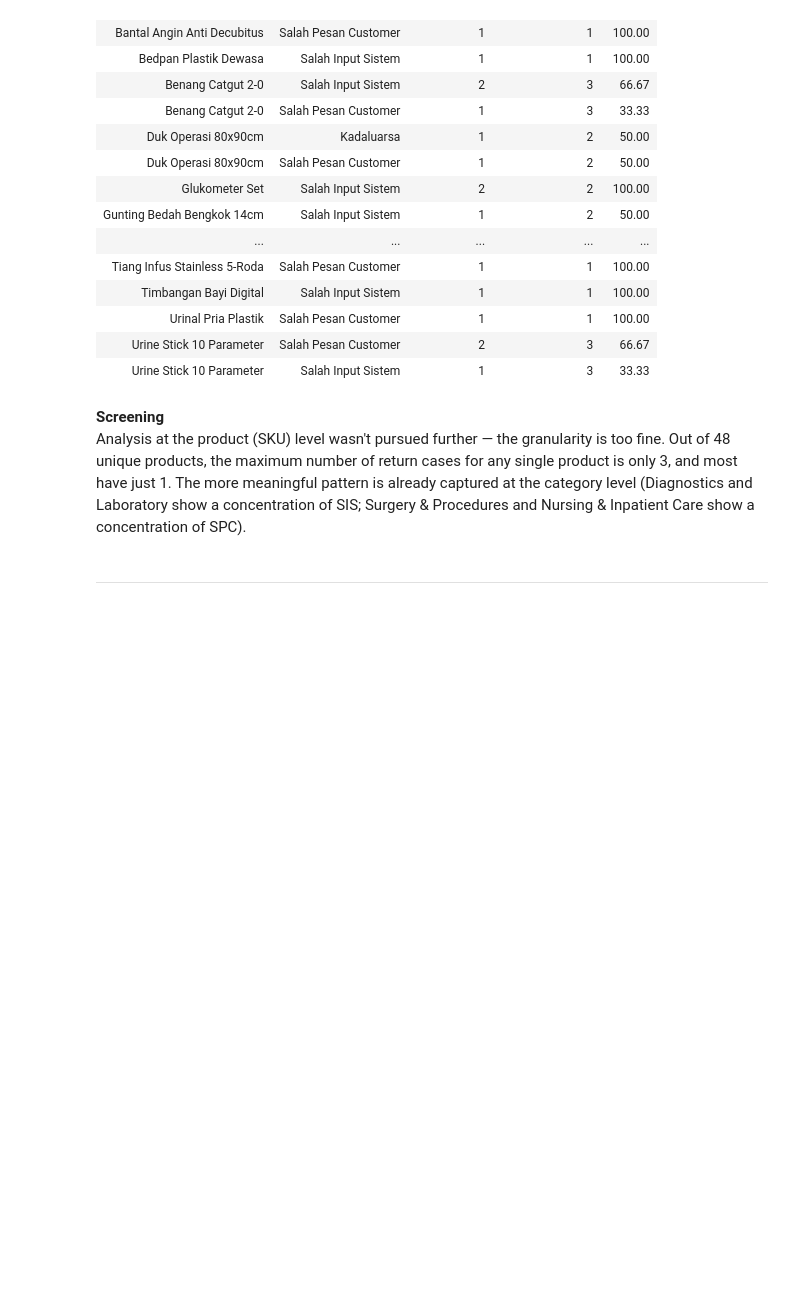
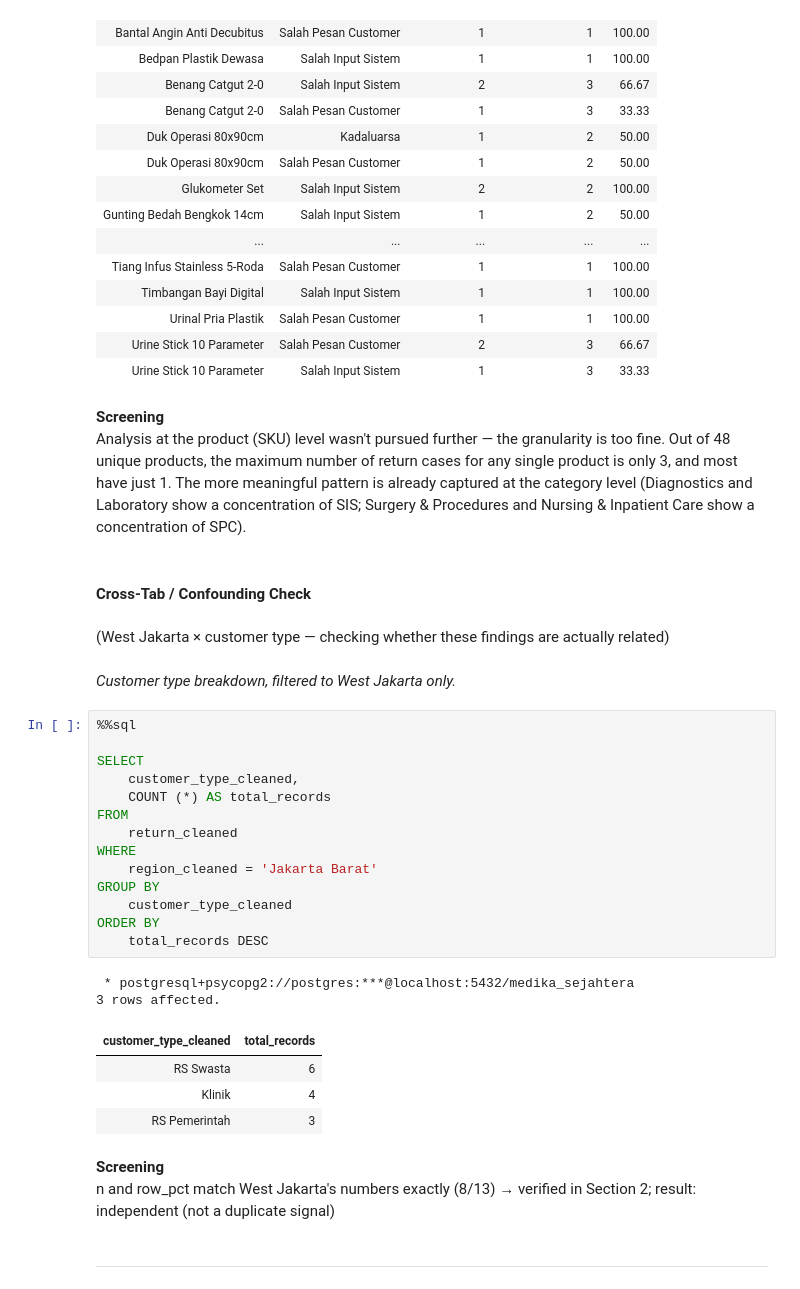
Before and after one commit to Rpfitrah/return-analysis-medika-sejahtera, a Jupyter notebook: Notebook/EDA.ipynb, the cells around one changed output. Cells and saved outputs as stored; diff of their text form; blank space fills up the shorter version.

Commit message:
Customer type breakdown, filtered to West Jakarta only.

```diff
--- a/Notebook/EDA.ipynb
+++ b/Notebook/EDA.ipynb
@@ -473,6 +473,36 @@ ORDER BY
 # %% [markdown]
 **Screening**
 Analysis at the product (SKU) level wasn't pursued further — the granularity is too fine. Out of 48 unique products, the maximum number of return cases for any single product is only 3, and most have just 1. The more meaningful pattern is already captured at the category level (Diagnostics and Laboratory show a concentration of SIS; Surgery & Procedures and Nursing & Inpatient Care show a concentration of SPC).
+# %% [markdown]
+#### Cross-Tab / Confounding Check
+# %% [markdown]
+(West Jakarta × customer type — checking whether these findings are actually related)
+# %% [markdown]
+*Customer type breakdown, filtered to West Jakarta only.*
+# %%
+%%sql
+
+SELECT
+    customer_type_cleaned,
+    COUNT (*) AS total_records
+FROM
+    return_cleaned
+WHERE
+    region_cleaned = 'Jakarta Barat'
+GROUP BY
+    customer_type_cleaned
+ORDER BY
+    total_records DESC
+# %% [output]
+ * postgresql+psycopg2://postgres:***@localhost:5432/medika_sejahtera
+3 rows affected.
+| customer_type_cleaned | total_records |
+| RS Swasta | 6 |
+| Klinik | 4 |
+| RS Pemerintah | 3 |
+# %% [markdown]
+**Screening**
+n and row_pct match West Jakarta's numbers exactly (8/13) → verified in Section 2; result: independent (not a duplicate signal)
 # %% [markdown]
 ---
 # %%
```
